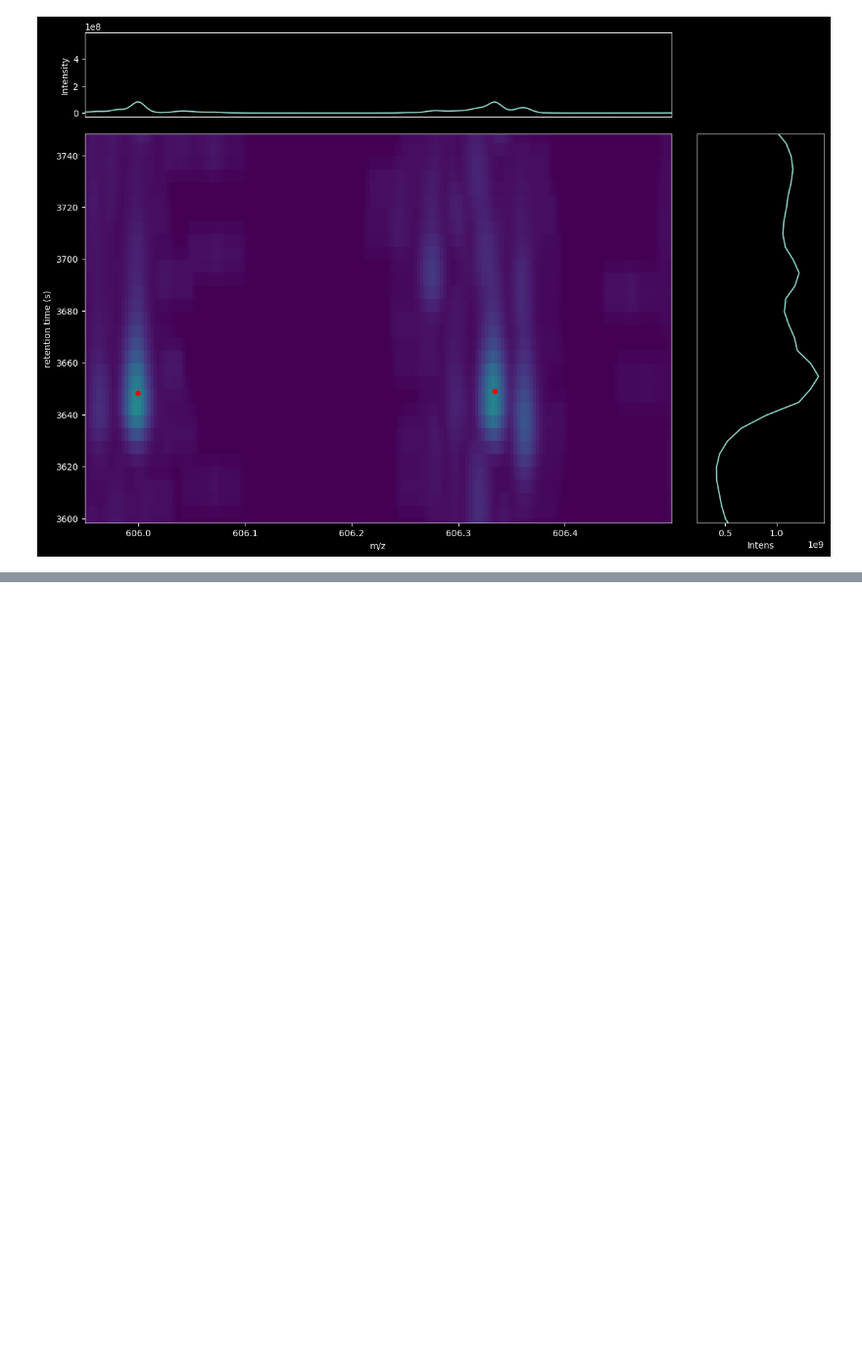
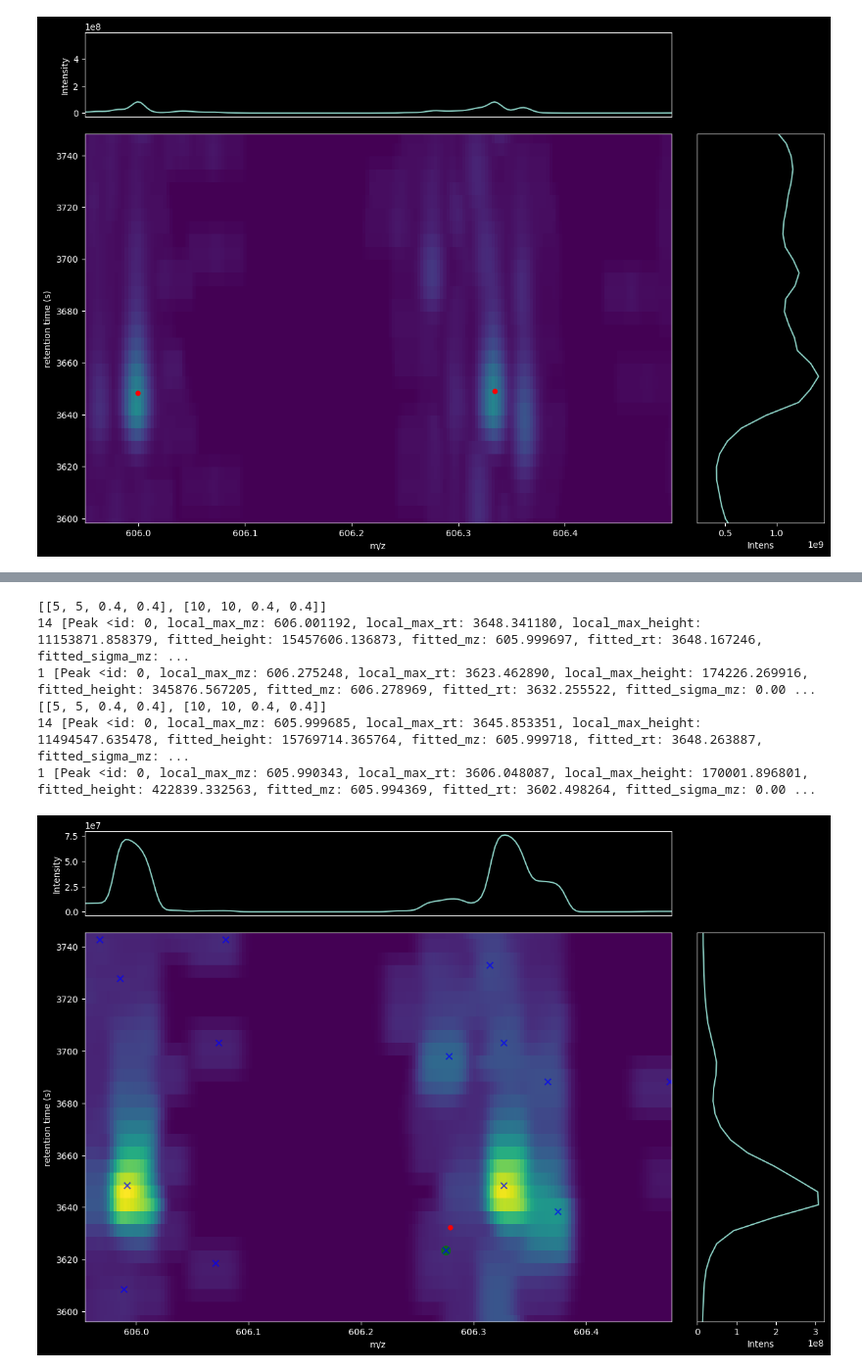
Before and after one commit to PASTAQ-MS/PASTAQ, a Jupyter notebook: examples/pastaqExamples.ipynb, the cells around one changed output, grey strips where cells are left out. Shown at 98% size. Saved outputs shown, nothing was run; the diff lists cells and outputs as text; code cells hidden in the pictures; blank space fills up the shorter version.

```diff
--- a/examples/pastaqExamples.ipynb
+++ b/examples/pastaqExamples.ipynb
@@ -412,0 +435,24 @@ for i in range(len(smoothParam)):
+# %%
+# resampling with 10 sampling points per peak
+grid1rc, peaks1rc, localMax1rc = [], [], []
+mzSmoothFactor = 2.5
+
+for i in range(len(smoothParam)):
+    grid1rc.append(pq.resample(lcmsData1rc, smoothParam[i][0], smoothParam[i][1], smoothParam[i][2]*mzSmoothFactor, smoothParam[i][3])) #num_samples_mz, num_samples_rt, smoothing_coefficient_mz, smoothing_coefficient_rt
+    peaks1rc.append(pq.find_peaks(lcmsData1rc, grid1rc[i], params['max_peaks']))
+    localMax1rc.append(pq.find_local_maxima(grid1rc[i]))
+    print(smoothParam)
+    print(len(peaks1r[i]), peaks1r[i])
+    print(len(peaks1rc[i]), peaks1rc[i])
+    plot_meshPeaks(grid1rc[i], peaks1rc[i], localMax1rc[i])
+
+for i in range(len(smoothParam)):
+    plot_meshRawPeaks(grid1rc[i], rawDatac, peaks1rc[i], localMax1rc[i])
+# %% [output]
+[[5, 5, 0.4, 0.4], [10, 10, 0.4, 0.4]]
+14 [Peak <id: 0, local_max_mz: 606.001192, local_max_rt: 3648.341180, local_max_height: 11153871.858379, fitted_height: 15457606.136873, fitted_mz: 605.999697, fitted_rt: 3648.167246, fitted_sigma_mz: ...
+1 [Peak <id: 0, local_max_mz: 606.275248, local_max_rt: 3623.462890, local_max_height: 174226.269916, fitted_height: 345876.567205, fitted_mz: 606.278969, fitted_rt: 3632.255522, fitted_sigma_mz: 0.00 ...
+[[5, 5, 0.4, 0.4], [10, 10, 0.4, 0.4]]
+14 [Peak <id: 0, local_max_mz: 605.999685, local_max_rt: 3645.853351, local_max_height: 11494547.635478, fitted_height: 15769714.365764, fitted_mz: 605.999718, fitted_rt: 3648.263887, fitted_sigma_mz: ...
+1 [Peak <id: 0, local_max_mz: 605.990343, local_max_rt: 3606.048087, local_max_height: 170001.896801, fitted_height: 422839.332563, fitted_mz: 605.994369, fitted_rt: 3602.498264, fitted_sigma_mz: 0.00 ...
+[figure, added]
```
Also changed, not shown: parts of 6 cells of this notebook, 6 other files.
